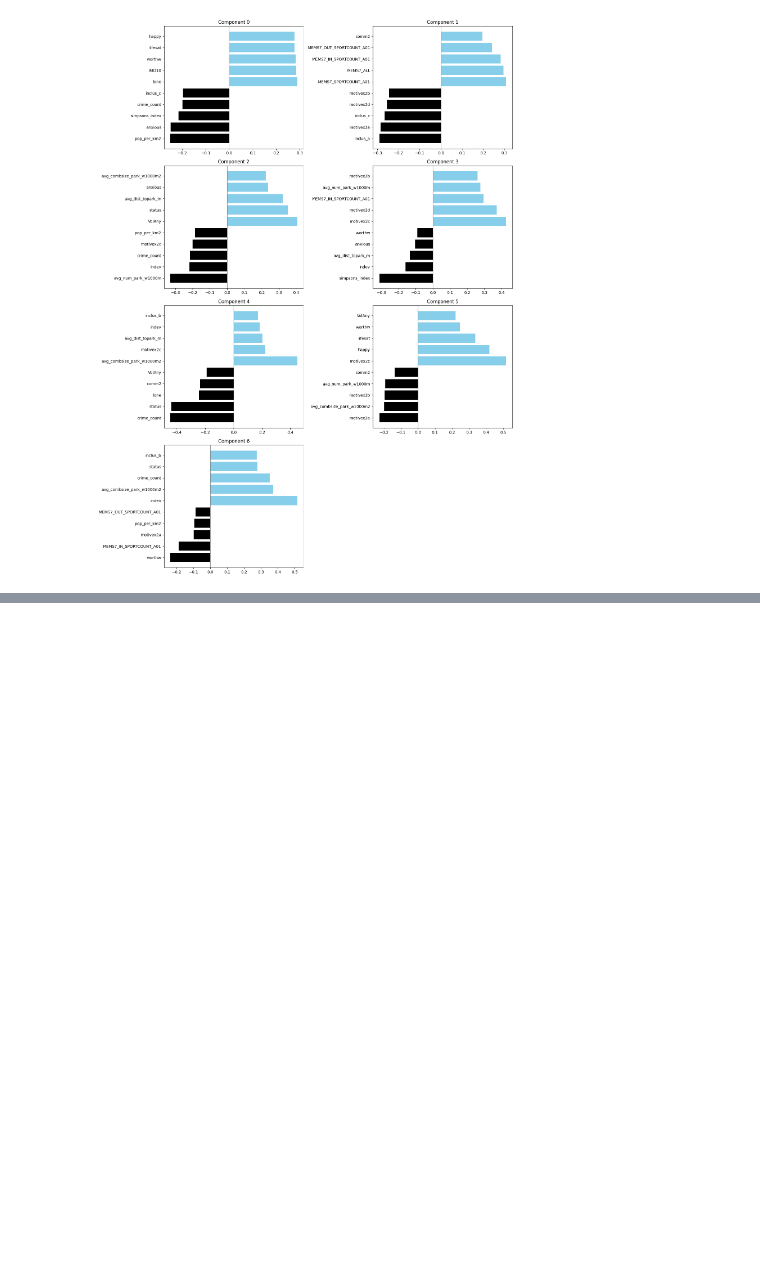
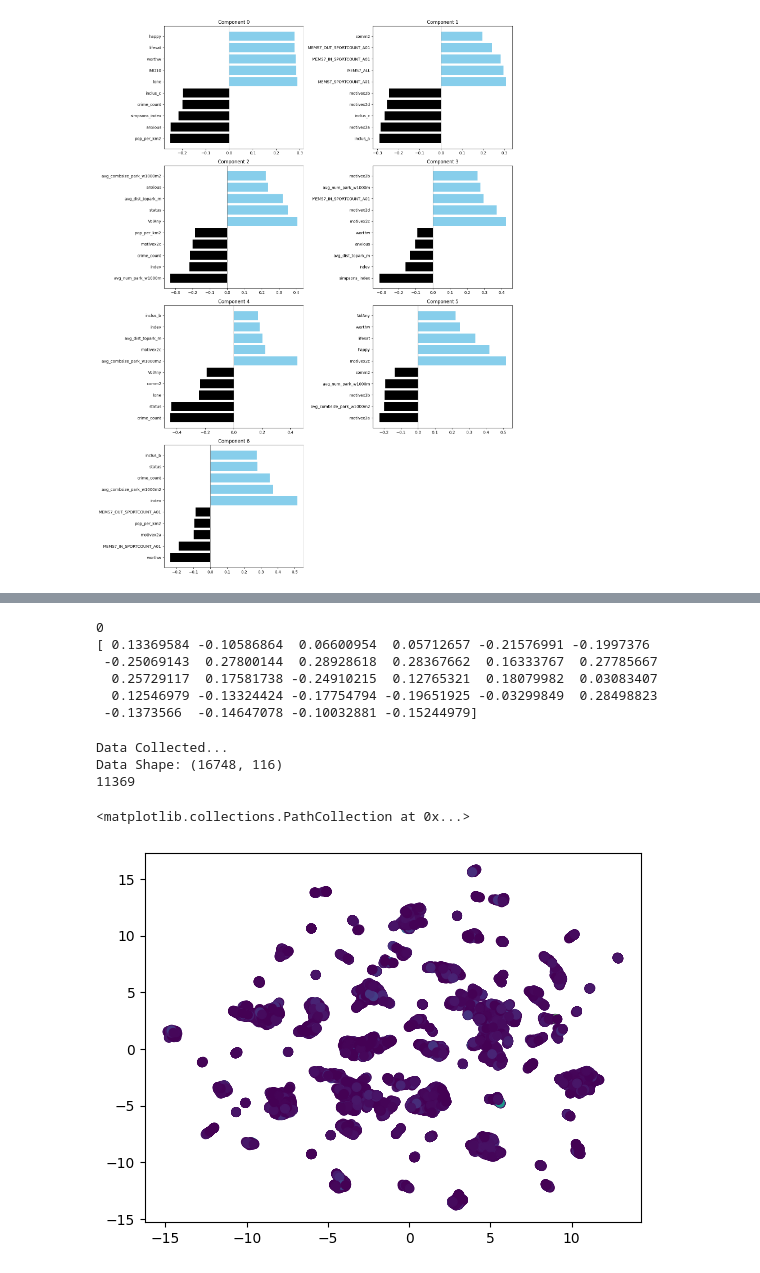
Before and after one commit to ferguswatson39/london_sport2, a Jupyter notebook: exploration/determinants_eda/eda_consolidation.ipynb, the cells around one changed output, grey strips where cells are left out. Cells and saved outputs as stored; diff of their text form; code cells hidden in the pictures; blank space fills up the shorter version.

```diff
--- a/exploration/determinants_eda/eda_consolidation.ipynb
+++ b/exploration/determinants_eda/eda_consolidation.ipynb
@@ -642,0 +697,41 @@ plt.show()
+# %%
+for i, v in enumerate(loadings):
+    print(i)
+    print(v)
+    break
+# %% [output]
+0
+[ 0.13369584 -0.10586864  0.06600954  0.05712657 -0.21576991 -0.1997376
+ -0.25069143  0.27800144  0.28928618  0.28367662  0.16333767  0.27785667
+  0.25729117  0.17581738 -0.24910215  0.12765321  0.18079982  0.03083407
+  0.12546979 -0.13324424 -0.17754794 -0.19651925 -0.03299849  0.28498823
+ -0.1373566  -0.14647078 -0.10032881 -0.15244979]
+# %%
+df, meta = get_2022_data()
+demographic_cols = ['Gend3', 'Disab3', 'Age9', 'Eth7','NSSEC5']
+other_cols = ['Educ6','DVBMI', 'IMD10']
+duration_cols = ['MEMS7_ALL']
+cols = demographic_cols + other_cols + duration_cols
+df = df[cols]
+df = df.dropna()
+umap_df_encoded = pd.get_dummies(df, columns=['Gend3', 'Disab3','Eth7'])
+print(len(umap_df_encoded))
+
+def do_umap(df_values, random_state: int = 42):
+    reduce = umap.UMAP(random_state = random_state)
+    scaler = StandardScaler()
+    X_scaled = scaler.fit_transform(df_values)
+    emb = reduce.fit_transform(X_scaled)
+    return emb
+mems = df['MEMS7_ALL'].values
+exclude = 'MEMS7_ALL'
+umap_cols = [c for c in umap_df_encoded.columns if c != exclude]
+umap_values = umap_df_encoded[umap_cols].values
+emb = do_umap(umap_values)
+plt.scatter(emb[:,0], emb[:,1], c=mems)
+# %% [output]
+Data Collected...
+Data Shape: (16748, 116)
+11369
+<matplotlib.collections.PathCollection at 0x...>
+[figure, added]
```
Also changed, not shown: parts of 22 cells of this notebook, 1 other file.
